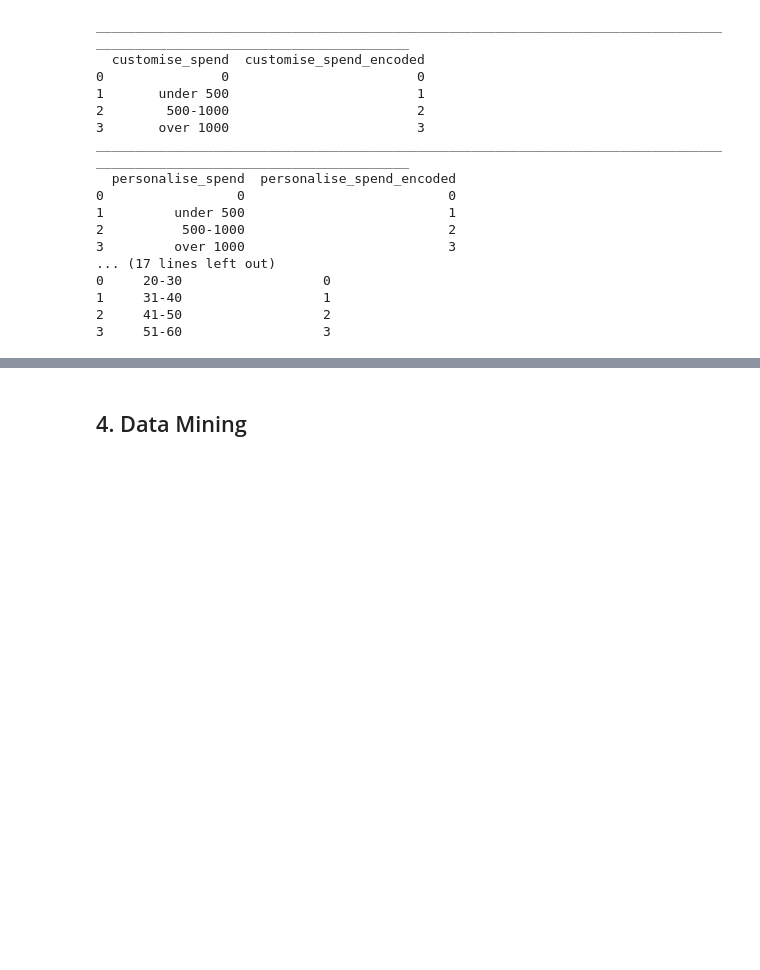
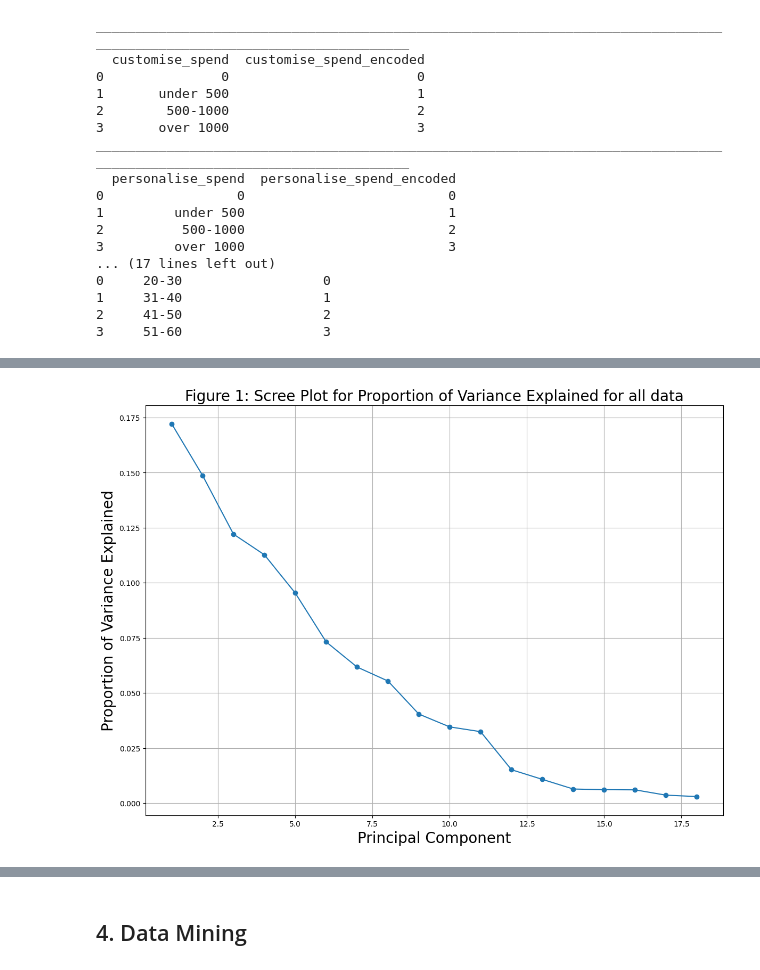
Before and after one commit to bentjh01/MA4829_Machine_Intelligence, a Jupyter notebook: DataAnalysis.ipynb, the cells around one changed output, grey strips where cells are left out. Cells and saved outputs as stored; diff of their text form; code cells hidden in the pictures; blank space fills up the shorter version.

```diff
--- a/DataAnalysis.ipynb
+++ b/DataAnalysis.ipynb
@@ -236,0 +276,35 @@ transformed_df.head()
+# %%
+reduced_df = transformed_df.copy()
+select_columns = [col if 'encoded'in col else None for col in transformed_df.columns]
+select_columns += interior_components+exterior_components
+
+for col in reduced_df.columns:
+  if col not in select_columns:
+    reduced_df.drop(col, axis=1, inplace=True)
+
+df = reduced_df.copy()
+scaler = MinMaxScaler()
+df = pd.DataFrame(data = scaler.fit_transform(df), columns = df.columns)
+
+pca = PCA()
+pca.fit(df.drop(['customise_spend_encoded', 'personalise_spend_encoded', 'personalise_interest_encoded', 'customise_likelihood_encoded'], axis=1))
+
+eigenvalues = pca.explained_variance_
+prop_var = eigenvalues / np.sum(eigenvalues)
+
+plt.figure(figsize=(14,10))
+plt.plot(np.arange(1, len(prop_var)+1),
+                   prop_var, marker='o')
+plt.xlabel('Principal Component',
+           size = 20)
+plt.ylabel('Proportion of Variance Explained',
+           size = 20)
+plt.title('Figure 1: Scree Plot for Proportion of Variance Explained for all data',
+          size = 20)
+plt.grid(True)
+
+reduced_df = PCA(n_components=12).fit_transform(reduced_df.drop('customise_spend_encoded', axis=1))
+reduced_df = pd.concat([transformed_df['customise_spend_encoded'], pd.DataFrame(reduced_df)], axis=1)
+
+display(reduced_df.head())
+# %% [output]
@@ -236,0 +317 @@ transformed_df.head()
+[figure, added]
```
Also changed, not shown: parts of 49 cells of this notebook.
